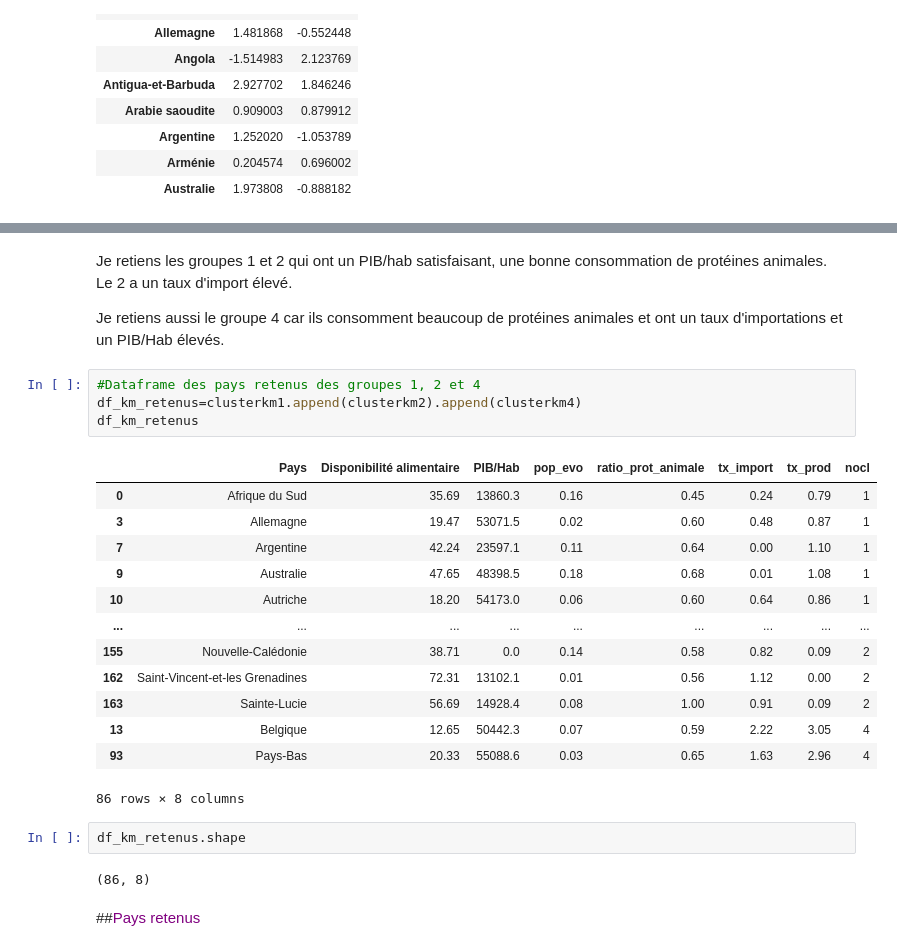
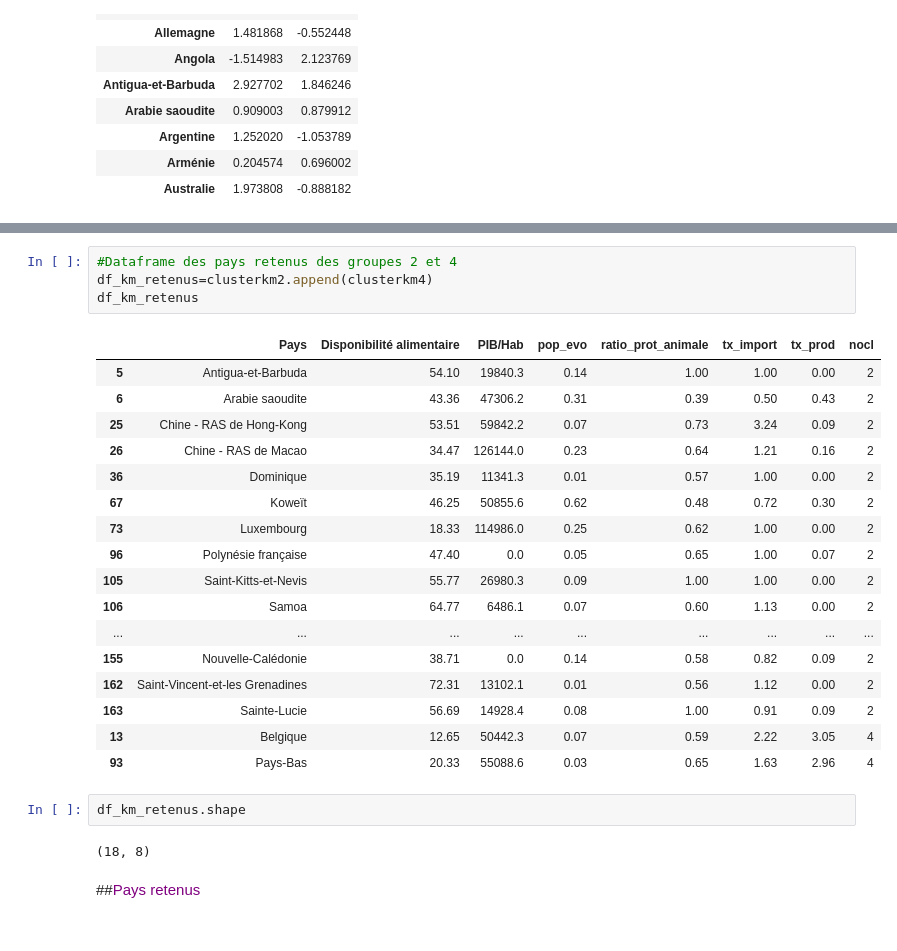
Before and after one commit to Randasabag/Etude-de-march-de-la-poule-qui-chante-avec-Python, a Jupyter notebook: projet9V1.ipynb, the cells around one changed output, grey strips where cells are left out. Drawn from its saved outputs; the diff is of its cells as text.

```diff
--- a/projet9V1.ipynb
+++ b/projet9V1.ipynb
@@ -1959,29 +1992,29 @@ pd.DataFrame(centroids, columns=df_finalise.columns)
-# %% [markdown]
-Je retiens les groupes 1 et 2 qui ont un PIB/hab satisfaisant, une bonne consommation de protéines animales. Le 2 a un taux d'import élevé.
-
-Je retiens aussi le groupe 4 car ils consomment beaucoup de protéines animales et ont un taux d'importations et un PIB/Hab élevés.
 # %%
-#Dataframe des pays retenus des groupes 1, 2 et 4
-df_km_retenus=clusterkm1.append(clusterkm2).append(clusterkm4)
+#Dataframe des pays retenus des groupes 2 et 4
+df_km_retenus=clusterkm2.append(clusterkm4)
 df_km_retenus
 # %% [output]
 |  | Pays | Disponibilité alimentaire | PIB/Hab | pop_evo | ratio_prot_animale | tx_import | tx_prod | nocl |
-| 0 | Afrique du Sud | 35.69 | 13860.3 | 0.16 | 0.45 | 0.24 | 0.79 | 1 |
-| 3 | Allemagne | 19.47 | 53071.5 | 0.02 | 0.60 | 0.48 | 0.87 | 1 |
-| 7 | Argentine | 42.24 | 23597.1 | 0.11 | 0.64 | 0.00 | 1.10 | 1 |
-| 9 | Australie | 47.65 | 48398.5 | 0.18 | 0.68 | 0.01 | 1.08 | 1 |
-| 10 | Autriche | 18.20 | 54173.0 | 0.06 | 0.60 | 0.64 | 0.86 | 1 |
+| 5 | Antigua-et-Barbuda | 54.10 | 19840.3 | 0.14 | 1.00 | 1.00 | 0.00 | 2 |
+| 6 | Arabie saoudite | 43.36 | 47306.2 | 0.31 | 0.39 | 0.50 | 0.43 | 2 |
+| 25 | Chine - RAS de Hong-Kong | 53.51 | 59842.2 | 0.07 | 0.73 | 3.24 | 0.09 | 2 |
+| 26 | Chine - RAS de Macao | 34.47 | 126144.0 | 0.23 | 0.64 | 1.21 | 0.16 | 2 |
+| 36 | Dominique | 35.19 | 11341.3 | 0.01 | 0.57 | 1.00 | 0.00 | 2 |
+| 67 | Koweït | 46.25 | 50855.6 | 0.62 | 0.48 | 0.72 | 0.30 | 2 |
+| 73 | Luxembourg | 18.33 | 114986.0 | 0.25 | 0.62 | 1.00 | 0.00 | 2 |
+| 96 | Polynésie française | 47.40 | 0.0 | 0.05 | 0.65 | 1.00 | 0.07 | 2 |
+| 105 | Saint-Kitts-et-Nevis | 55.77 | 26980.3 | 0.09 | 1.00 | 1.00 | 0.00 | 2 |
+| 106 | Samoa | 64.77 | 6486.1 | 0.07 | 0.60 | 1.13 | 0.00 | 2 |
 | ... | ... | ... | ... | ... | ... | ... | ... | ... |
 | 155 | Nouvelle-Calédonie | 38.71 | 0.0 | 0.14 | 0.58 | 0.82 | 0.09 | 2 |
 | 162 | Saint-Vincent-et-les Grenadines | 72.31 | 13102.1 | 0.01 | 0.56 | 1.12 | 0.00 | 2 |
 | 163 | Sainte-Lucie | 56.69 | 14928.4 | 0.08 | 1.00 | 0.91 | 0.09 | 2 |
 | 13 | Belgique | 12.65 | 50442.3 | 0.07 | 0.59 | 2.22 | 3.05 | 4 |
 | 93 | Pays-Bas | 20.33 | 55088.6 | 0.03 | 0.65 | 1.63 | 2.96 | 4 |
-86 rows × 8 columns
 # %%
 df_km_retenus.shape
 # %% [output]
-(86, 8)
+(18, 8)
 # %% [markdown]
 ##<font color='purple'>Pays retenus</font>
 # %% [markdown]
```
Also changed, not shown: parts of 14 cells of this notebook.
